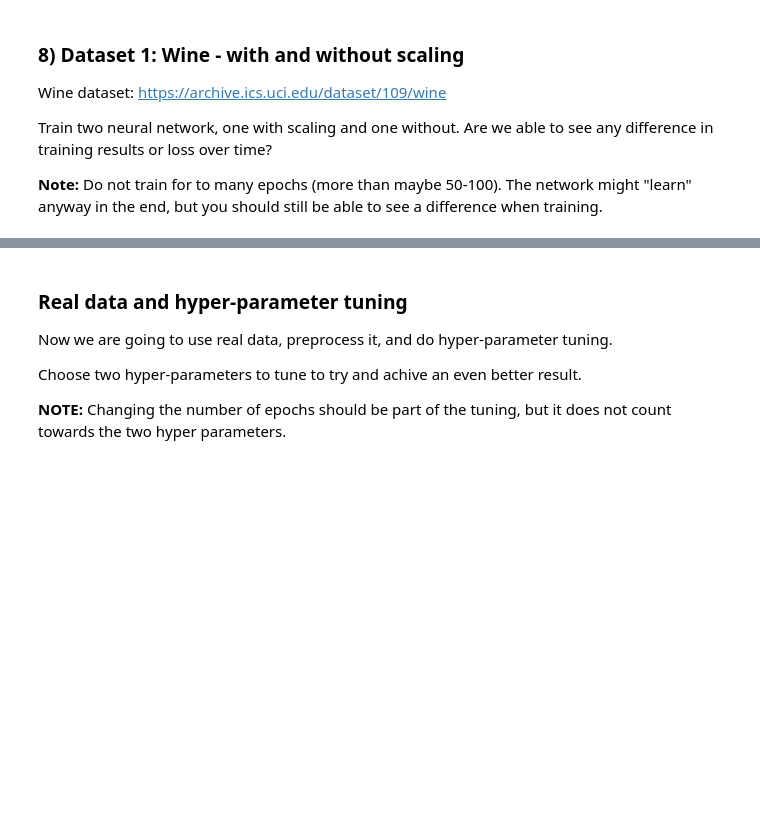
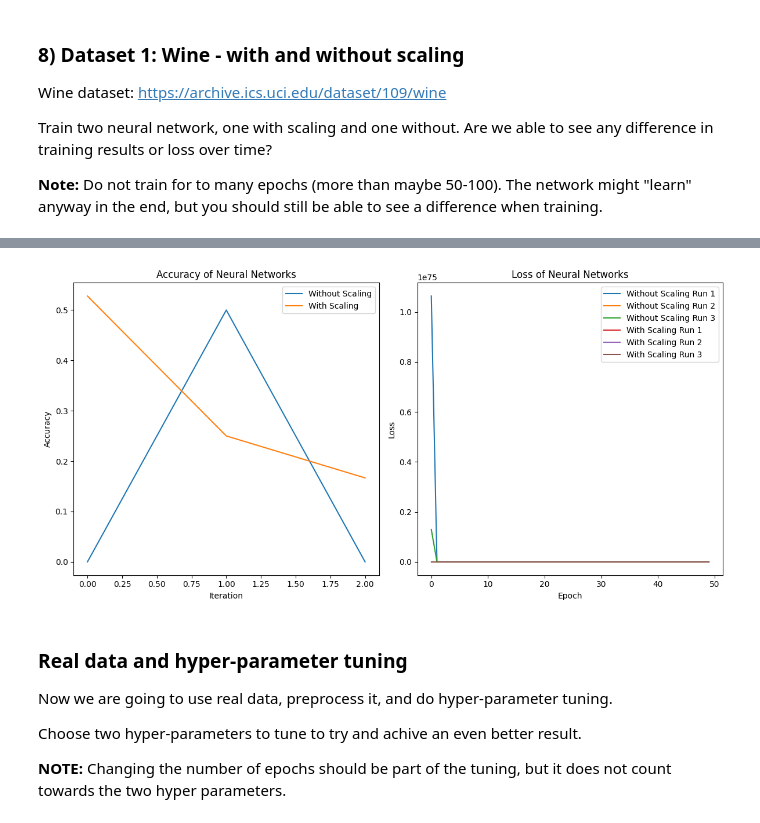
Before and after one commit to JoelScarinius/Neural_Network, a Jupyter notebook: ML-Assignment_3_Joel_Scarinius_Stavmo.ipynb, the cells around one changed output, grey strips where cells are left out. Saved outputs shown, nothing was run; the diff lists cells and outputs as text; code cells hidden in the pictures; blank space fills up the shorter version.

```diff
--- a/ML-Assignment_3_Joel_Scarinius_Stavmo.ipynb
+++ b/ML-Assignment_3_Joel_Scarinius_Stavmo.ipynb
@@ -414,17 +425,89 @@ Train two neural network, one with scaling and one without. Are we able to see a
 **Note:** Do not train for to many epochs (more than maybe 50-100). The network might "learn" anyway in the end, but you should still be able to see a difference when training.
 # %%
 from sklearn import preprocessing
+from sklearn.model_selection import train_test_split
+from sklearn.metrics import accuracy_score
 
 data_wine = pd.read_csv("wine.csv", skiprows=[1]).to_numpy()
+features = data_wine[:, :-1]
+labels = data_wine[:, -1:]
 
-# TODO: Set up the data and split it into train and test-sets.
-
-# TODO: Train and test your neural networks.
-# NOTE: Use the same train/test split for both neural network models!
+# Started with tripling the number of features which is 13
+neurons = [39, 21]
+accuracies_nn1 = []
+accuracies_nn2 = []
+losses_nn1 = []
+losses_nn2 = []
+RUNS = 3
 
 # TODO: Do the above at least 3 times
 # NOTE: Use loops here!
+for _ in range(RUNS):
+    # TODO: Set up the data and split it into train and test-sets.
+    # TODO: Train and test your neural networks.
+    # NOTE: Use the same train/test split for both neural network models!
+    X_train, X_test, y_train, y_test = train_test_split(
+        features, labels, train_size=0.8, shuffle=True
+    )
+    X_train_norm = preprocessing.normalize(X_train)
+    X_test_norm = preprocessing.normalize(X_test)
 
+    input_dim = len(X_train[0])
+    output_dim = len(np.unique(y_train))
+
+    nn1 = NeuralNet(input_dim=input_dim, output_dim=output_dim, neurons=neurons)
+    nn2 = NeuralNet(input_dim=input_dim, output_dim=output_dim, neurons=neurons)
+
+    print("Neural Net 1:")
+    loss_1 = nn1.train_net(
+        X_train, y_train, batch_size=32, epochs=50, use_validation_data=False, early_stopping=5
+    )
+    losses_nn1.append(loss_1)
+
+    print("Neural Net 2:")
+    loss_2 = nn2.train_net(
+        X_train_norm, y_train, batch_size=32, epochs=50, use_validation_data=False, early_stopping=5
+    )
+    losses_nn2.append(loss_2)
+
+    y_pred = nn1.forward(X_test)
+    y_pred = np.argmax(y_pred, axis=1)
+    accuracy_nn1 = accuracy_score(y_true=y_test, y_pred=y_pred)
+    print("Accuracy Neural Net 1:", accuracy_nn1)
+    accuracies_nn1.append(accuracy_nn1)
+
+    y_pred_norm = nn2.forward(X_test_norm)
+    y_pred_norm = np.argmax(y_pred_norm, axis=1)
+    accuracy_nn2 = accuracy_score(y_true=y_test, y_pred=y_pred_norm)
+    print("Accuracy Neural Net 2:", accuracy_nn2)
+    accuracies_nn2.append(accuracy_nn2)
+
+print("Mean Accuracy Neural Net 1:", np.mean(accuracies_nn1))
+print("Mean Accuracy Neural Net 2:", np.mean(accuracies_nn2))
 # TODO: Plot the results with matplotlib (plt)
 # NOTE: One combined lineplot with the scaling and one without the scaling, 2 plots in total.
 # NOTE: Plot both the accuracy and the loss!
+plt.figure(figsize=(12, 6))
+
+# Plot accuracy
+plt.subplot(1, 2, 1)
+plt.plot(accuracies_nn1, label="Without Scaling")
+plt.plot(accuracies_nn2, label="With Scaling")
+plt.xlabel("Iteration")
+plt.ylabel("Accuracy")
+plt.title("Accuracy of Neural Networks")
+plt.legend()
+
+plt.subplot(1, 2, 2)
+for i, loss in enumerate(losses_nn1):
+    plt.plot(loss, label=f"Without Scaling Run {i+1}")
+for i, loss in enumerate(losses_nn2):
+    plt.plot(loss, label=f"With Scaling Run {i+1}")
+plt.xlabel("Epoch")
+plt.ylabel("Loss")
+plt.title("Loss of Neural Networks")
+plt.legend()
+
+plt.tight_layout()
+plt.show()
+# %% [output]
@@ -431,3 +531,4 @@ data_wine = pd.read_csv("wine.csv", skiprows=[1]).to_numpy()
+[figure, added]
 # %% [markdown]
 ### Real data and hyper-parameter tuning
 
```
Also changed, not shown: parts of 5 cells of this notebook.
